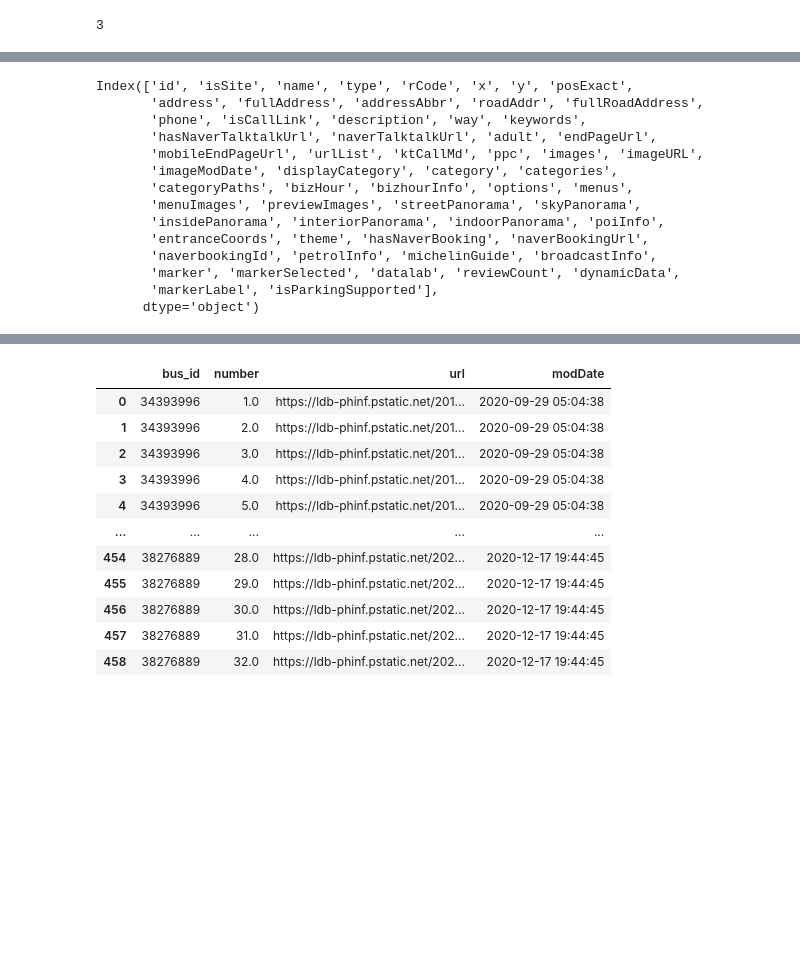
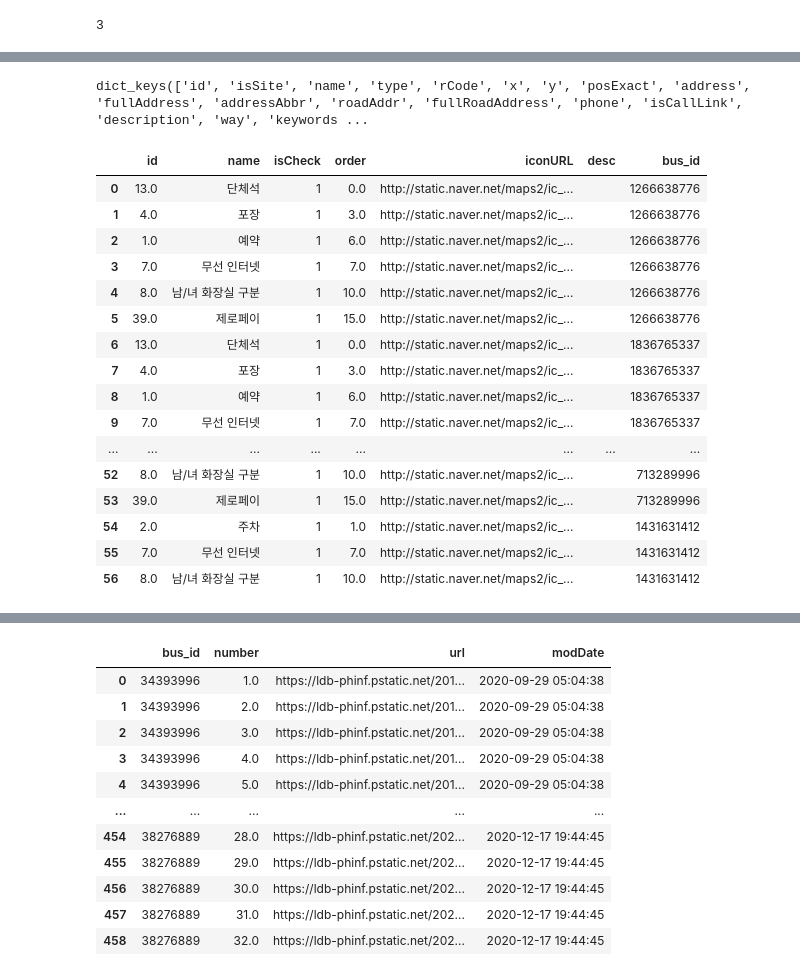
Before and after one commit to woowsnu/Re-staurant, a Jupyter notebook: data_crawling/place_profile.ipynb, the cells around one changed output, grey strips where cells are left out. Drawn from its saved outputs; the diff is of its cells as text; code cells hidden in the pictures; blank space fills up the shorter version.

```diff
--- a/data_crawling/place_profile.ipynb
+++ b/data_crawling/place_profile.ipynb
@@ -99,23 +101,40 @@ for idx,place in enumerate(place_id_dict.values()):
     if idx == 20:
         break
     time.sleep(0.5)
-# %%
-pd.DataFrame(place_info).columns
-# %% [output]
-Index(['id', 'isSite', 'name', 'type', 'rCode', 'x', 'y', 'posExact',
-       'address', 'fullAddress', 'addressAbbr', 'roadAddr', 'fullRoadAddress',
-       'phone', 'isCallLink', 'description', 'way', 'keywords',
-       'hasNaverTalktalkUrl', 'naverTalktalkUrl', 'adult', 'endPageUrl',
-       'mobileEndPageUrl', 'urlList', 'ktCallMd', 'ppc', 'images', 'imageURL',
-       'imageModDate', 'displayCategory', 'category', 'categories',
-       'categoryPaths', 'bizHour', 'bizhourInfo', 'options', 'menus',
-       'menuImages', 'previewImages', 'streetPanorama', 'skyPanorama',
-       'insidePanorama', 'interiorPanorama', 'indoorPanorama', 'poiInfo',
-       'entranceCoords', 'theme', 'hasNaverBooking', 'naverBookingUrl',
-       'naverbookingId', 'petrolInfo', 'michelinGuide', 'broadcastInfo',
-       'marker', 'markerSelected', 'datalab', 'reviewCount', 'dynamicData',
-       'markerLabel', 'isParkingSupported'],
-      dtype='object')
+# %%
+place_info[0].keys()
+# %% [output]
+dict_keys(['id', 'isSite', 'name', 'type', 'rCode', 'x', 'y', 'posExact', 'address', 'fullAddress', 'addressAbbr', 'roadAddr', 'fullRoadAddress', 'phone', 'isCallLink', 'description', 'way', 'keywords ...
+# %%
+options = pd.DataFrame(place_info[0]['options'])
+options['bus_id'] = place_info[0]['id']
+
+for idx in range(1,len(place_info)):
+    df = pd.DataFrame(place_info[idx]['options'])
+    df['bus_id'] = place_info[idx]['id']
+    options = pd.concat([options,df])
+
+options.reset_index(drop=True,inplace=True)
+
+options
+# %% [output]
+|  | id | name | isCheck | order | iconURL | desc | bus_id |
+| 0 | 13.0 | 단체석 | 1 | 0.0 | http://static.naver.net/maps2/ic_... |  | 1266638776 |
+| 1 | 4.0 | 포장 | 1 | 3.0 | http://static.naver.net/maps2/ic_... |  | 1266638776 |
+| 2 | 1.0 | 예약 | 1 | 6.0 | http://static.naver.net/maps2/ic_... |  | 1266638776 |
+| 3 | 7.0 | 무선 인터넷 | 1 | 7.0 | http://static.naver.net/maps2/ic_... |  | 1266638776 |
+| 4 | 8.0 | 남/녀 화장실 구분 | 1 | 10.0 | http://static.naver.net/maps2/ic_... |  | 1266638776 |
+| 5 | 39.0 | 제로페이 | 1 | 15.0 | http://static.naver.net/maps2/ic_... |  | 1266638776 |
+| 6 | 13.0 | 단체석 | 1 | 0.0 | http://static.naver.net/maps2/ic_... |  | 1836765337 |
+| 7 | 4.0 | 포장 | 1 | 3.0 | http://static.naver.net/maps2/ic_... |  | 1836765337 |
+| 8 | 1.0 | 예약 | 1 | 6.0 | http://static.naver.net/maps2/ic_... |  | 1836765337 |
+| 9 | 7.0 | 무선 인터넷 | 1 | 7.0 | http://static.naver.net/maps2/ic_... |  | 1836765337 |
+| ... | ... | ... | ... | ... | ... | ... | ... |
+| 52 | 8.0 | 남/녀 화장실 구분 | 1 | 10.0 | http://static.naver.net/maps2/ic_... |  | 713289996 |
+| 53 | 39.0 | 제로페이 | 1 | 15.0 | http://static.naver.net/maps2/ic_... |  | 713289996 |
+| 54 | 2.0 | 주차 | 1 | 1.0 | http://static.naver.net/maps2/ic_... |  | 1431631412 |
+| 55 | 7.0 | 무선 인터넷 | 1 | 7.0 | http://static.naver.net/maps2/ic_... |  | 1431631412 |
+| 56 | 8.0 | 남/녀 화장실 구분 | 1 | 10.0 | http://static.naver.net/maps2/ic_... |  | 1431631412 |
 # %%
 place_profile = pd.DataFrame(place_info)[['id','name','x','y','fullAddress','phone','description','images','imageURL','categories','bizhourInfo','menus','reviewCount']]
 place_profile
```
Also changed, not shown: parts of 4 cells of this notebook, 9 other files.
